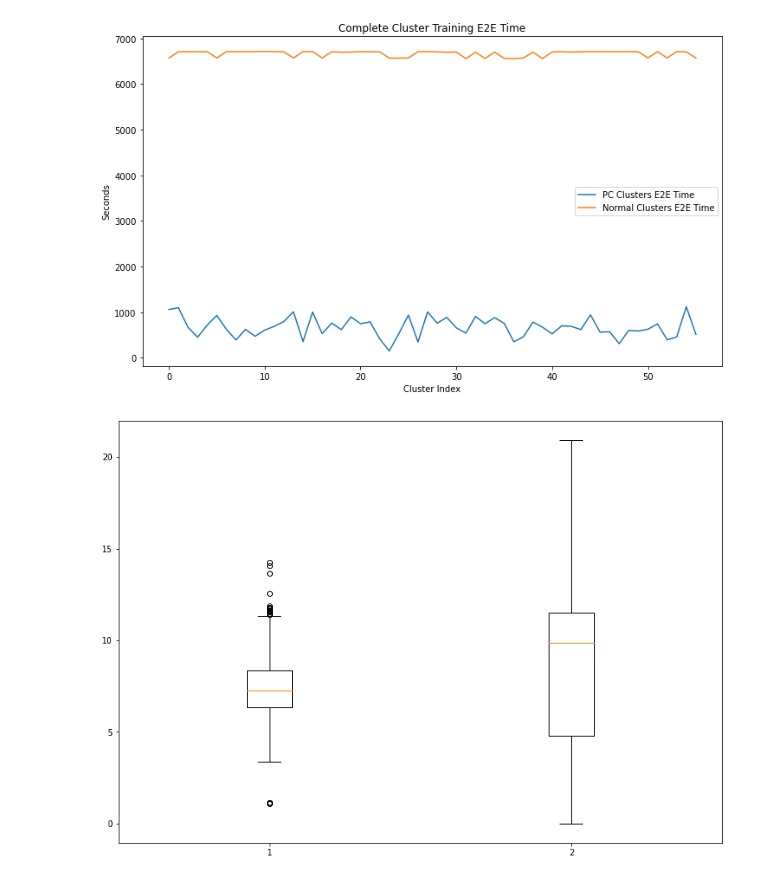
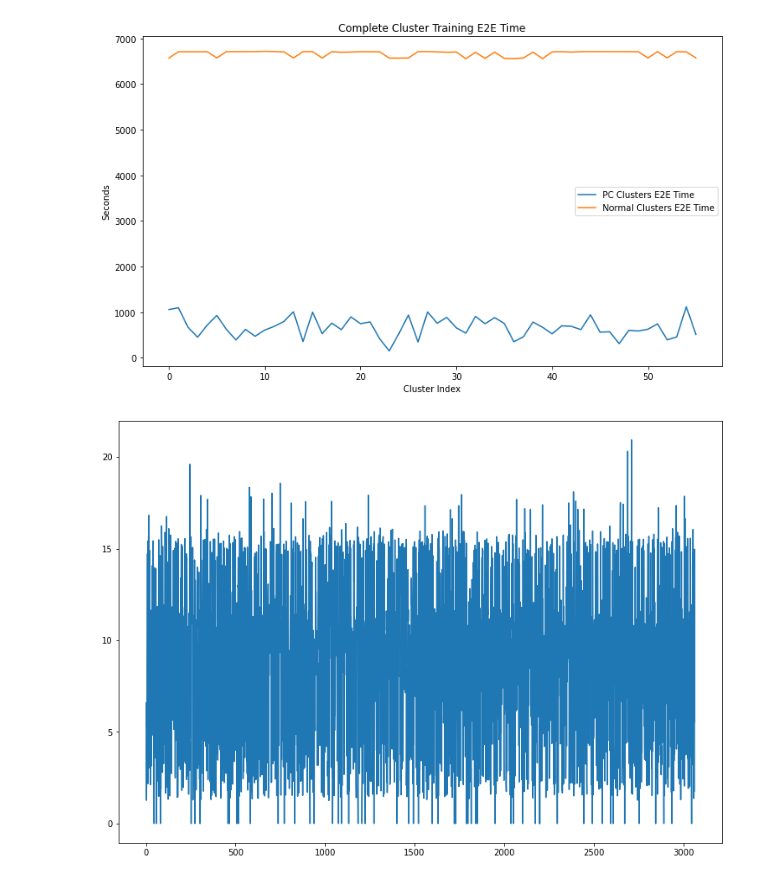
Before and after one commit to menuka94/transfer-learning, a Jupyter notebook: Job_Profiling.ipynb, the cells around one changed output. Cells and saved outputs as stored; diff of their text form; code cells hidden in the pictures.

```diff
--- a/Job_Profiling.ipynb
+++ b/Job_Profiling.ipynb
@@ -14,12 +14,12 @@ import datetime
 
 dir_prefix = "experiment_data/job_profiles"
 
-clusters_df = pd.read_csv(f"{dir_prefix}/clusters.csv", header=0).sort_values(by="cluster_id")
+clusters_df = pd.read_csv(f"{dir_prefix}/clusters_pck6.csv", header=0).sort_values(by="cluster_id")
 cluster_models_stats_df = pd.read_csv(f"{dir_prefix}/cluster_model_stats_{experiment}.csv", header=0).sort_values(by="cluster_id")
 centroid_models_stats_df = pd.read_csv(f"{dir_prefix}/centroid_stats_{experiment}.csv", header=0).sort_values(by="cluster_id")
 sequential_model_stats_df = pd.read_csv(f"{dir_prefix}/sequential_stats.csv", header=0).sort_values(by="cluster_id")
 sequential_tasks_df = pd.read_csv(f"{dir_prefix}/experiment_profile_sequential.csv", header=1)
 transfer_learn_tasks_df = pd.read_csv(f"{dir_prefix}/experiment_profile_{experiment}.csv", header=1)
 
-sequential_model_stats_df
+centroid_models_stats_df
 # %% [output]
@@ -348,15 +352,17 @@ for i, seq_row in sequential_model_stats_df.iterrows():
 # %%
 fig = plt.figure(figsize =(10, 7))
 
 # Creating axes instance
 ax = fig.add_axes([0, 0, 1, 1])
 
 # Creating plot
-bp = ax.boxplot(times_ms)
+#ax.plot(times_ms[0])
+ax.plot(times_ms[1])
+#bp = ax.boxplot(times_ms)
 
 plt.show()
 # %% [output]
-[figure, old version]
+[figure, new version]
 # %%
 import numpy as np
 gis_join_df = pd.read_csv("experiment_data/rows.csv", header=0)
```
Also changed, not shown: parts of 2 cells of this notebook, 3 other files.
